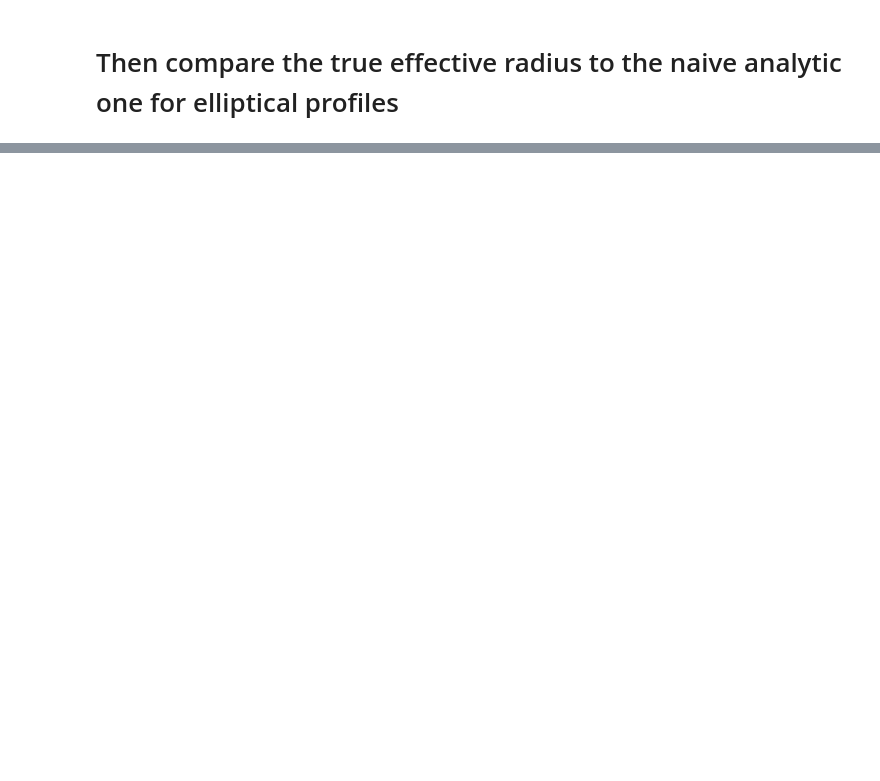
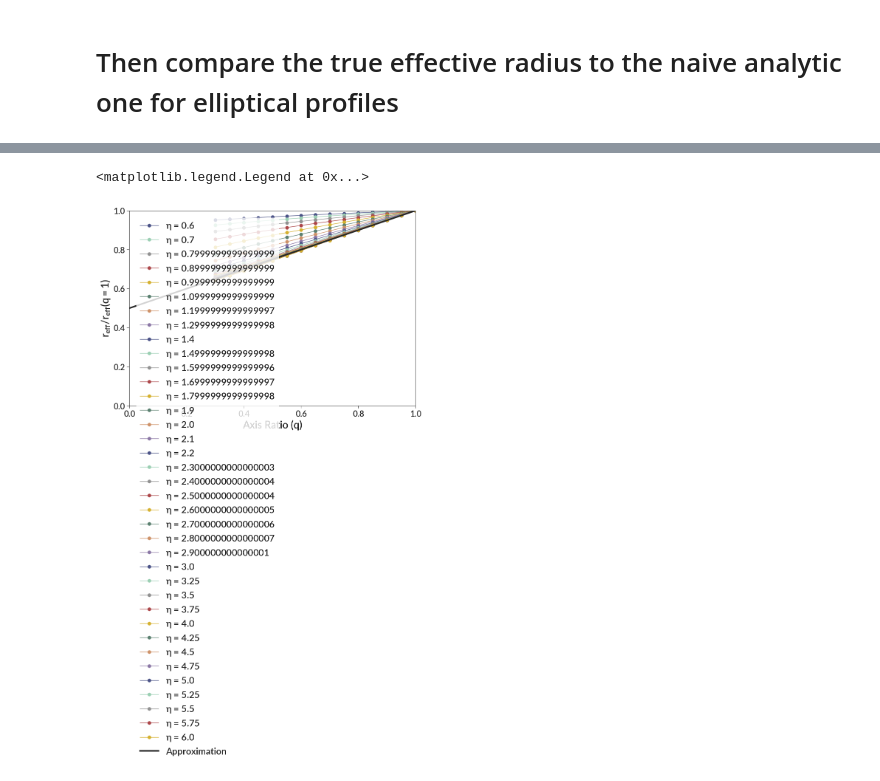
Before and after one commit to gillenbrown/LEGUS-sizes, a Jupyter notebook: testing/ellipticity.ipynb, the cells around one changed output, grey strips where cells are left out. Drawn from its saved outputs; the diff is of its cells as text; code cells hidden in the pictures; blank space fills up the shorter version.

```diff
--- a/testing/ellipticity.ipynb
+++ b/testing/ellipticity.ipynb
@@ -220,0 +192,14 @@ r_eff_numerical_r3_norm = {eta: [r_eff / r_eff_numerical_r3[eta][-1]
+# %%
+a = 1
+rmax = 10*a
+
+float_etas = np.concatenate([np.arange(0.6, 2.0, 0.1),
+                             np.arange(2.0, 3.00, 0.1),
+                             np.arange(3.0, 6.01, 0.25)])
+etas = [str(n) for n in float_etas]
+numeric_qs = np.arange(0.3, 1.01, 0.05)
+
+for eta in tqdm(etas):
+    if eta not in r_eff_numerical:
+        r_eff_numerical[eta] = [spherical_half_mass_radius(3, a, q, float(eta), rmax)
+                                for q in tqdm(numeric_qs)]
@@ -221,3 +210,20 @@ r_eff_numerical_r3_norm = {eta: [r_eff / r_eff_numerical_r3[eta][-1]
 # %%
 def naive_correction(q):
     return (1 + q) * 0.5
+# %%
+fig, ax = bpl.subplots()
+
+for eta in etas:
+    ax.plot(numeric_qs, r_eff_numerical_norm[eta], lw=1, marker="o",
+            label=f'$\eta$ = {eta}')
+
+ax.plot([0, 1], [0.5, 1.0], c=bpl.almost_black, label="Approximation")
+
+ax.add_labels("Axis Ratio (q)", "$r_{eff} / r_{eff}(q=1)$")
+ax.set_limits(0, 1, 0, 1)
+
+ax.legend()
+# fig.savefig("elliptical_r_eff.png"
+# %% [output]
+<matplotlib.legend.Legend at 0x...>
+[figure, added]
```
Also changed, not shown: parts of 19 cells of this notebook, 4 other files.
